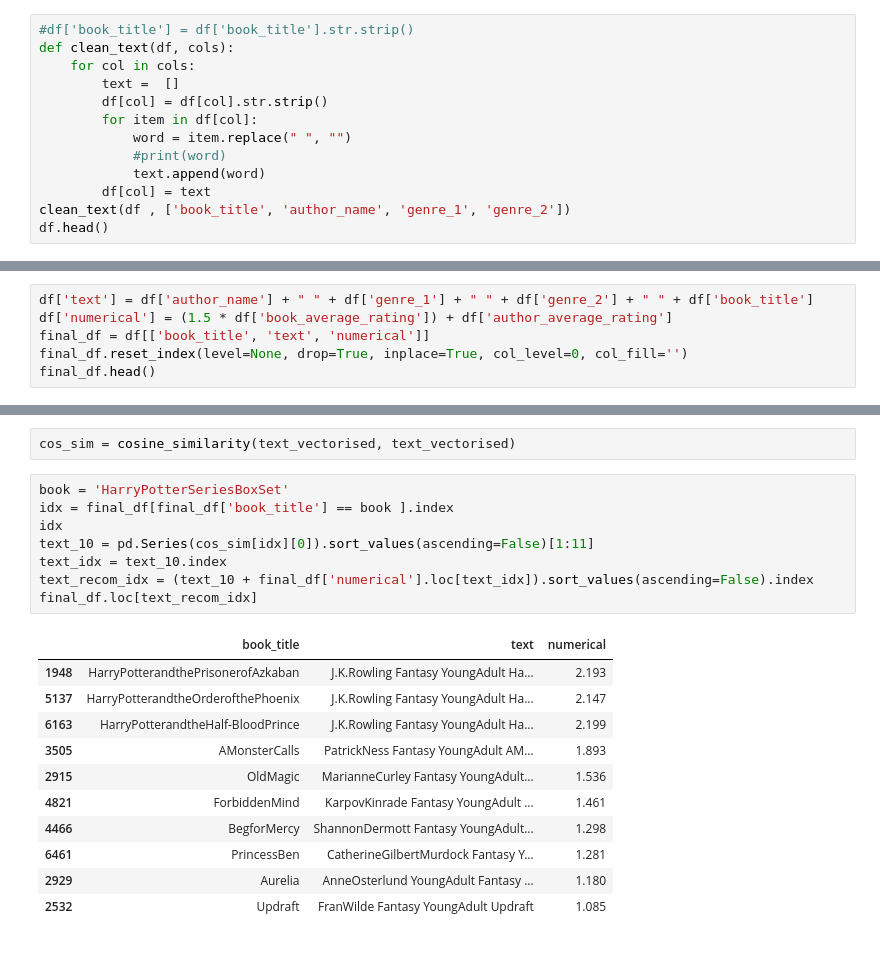
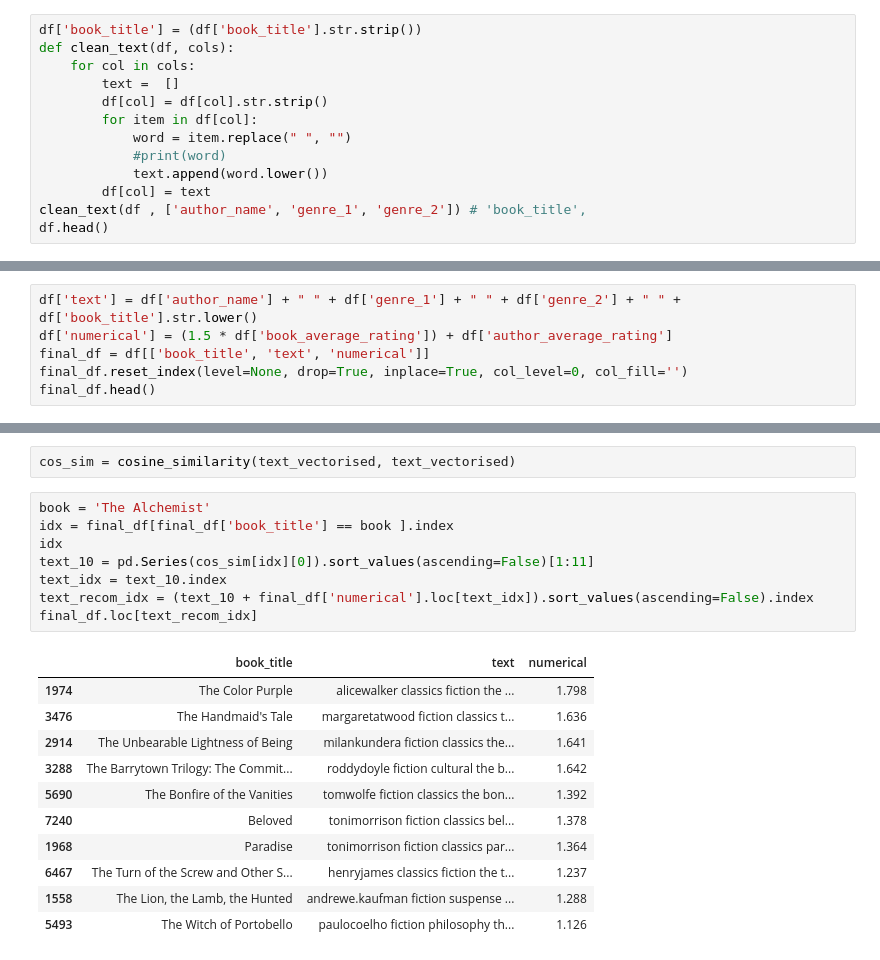
Before and after one commit to OberoiSahaj/RecommendAll, a Jupyter notebook: Books/final goodreads.ipynb, the cells around one changed output, grey strips where cells are left out. Drawn from its saved outputs; the diff is of its cells as text.

Commit message:
Books slight change

```diff
--- a/Books/final goodreads.ipynb
+++ b/Books/final goodreads.ipynb
@@ -112,7 +108,7 @@ df.head()
 | 4 | \n Sorcery & Cecelia: or The Ench... | Patricia C. Wrede\n | 4.010 | 4.100 | Fantasy | Young Adult | https://www.goodreads.com/book/sh... |
 | 5 | \n 30 Days of Night, Vol. 1\n | Steve Niles\n | 3.800 | 3.770 | Sequential Art | Sequential Art | https://www.goodreads.com/book/sh... |
 # %%
-#df['book_title'] = df['book_title'].str.strip()
+df['book_title'] = (df['book_title'].str.strip())
 def clean_text(df, cols):
     for col in cols:
         text =  []
@@ -120,9 +116,9 @@ def clean_text(df, cols):
         for item in df[col]:
             word = item.replace(" ", "")
             #print(word)
-            text.append(word)
+            text.append(word.lower())
         df[col] = text
-clean_text(df , ['book_title', 'author_name', 'genre_1', 'genre_2'])
+clean_text(df , ['author_name', 'genre_1', 'genre_2']) # 'book_title',
 df.head()
 # %% [output]
 |  | book_title | author_name | book_average_rating | author_average_rating | genre_1 | genre_2 | book_fullurl |
@@ -150,7 +146,7 @@ numbers_normalised(df, ['book_average_rating', 'author_average_rating'])
 # %%
 df = df[~df.duplicated()]
 # %%
-df['text'] = df['author_name'] + " " + df['genre_1'] + " " + df['genre_2'] + " " + df['book_title']
+df['text'] = df['author_name'] + " " + df['genre_1'] + " " + df['genre_2'] + " " + df['book_title'].str.lower()
 df['numerical'] = (1.5 * df['book_average_rating']) + df['author_average_rating']
 final_df = df[['book_title', 'text', 'numerical']]
 final_df.reset_index(level=None, drop=True, inplace=True, col_level=0, col_fill='')
@@ -189,22 +185,22 @@ text_vectorised = cvv.fit_transform(final_df['text']).toarray()
 # %%
 cos_sim = cosine_similarity(text_vectorised, text_vectorised)
 # %%
-book = 'HarryPotterSeriesBoxSet'
+book = 'The Alchemist'
 idx = final_df[final_df['book_title'] == book ].index
 idx
 text_10 = pd.Series(cos_sim[idx][0]).sort_values(ascending=False)[1:11]
 text_idx = text_10.index
 text_recom_idx = (text_10 + final_df['numerical'].loc[text_idx]).sort_values(ascending=False).index
 final_df.loc[text_recom_idx]
 # %% [output]
 |  | book_title | text | numerical |
-| 1948 | HarryPotterandthePrisonerofAzkaban | J.K.Rowling Fantasy YoungAdult Ha... | 2.193 |
-| 5137 | HarryPotterandtheOrderofthePhoenix | J.K.Rowling Fantasy YoungAdult Ha... | 2.147 |
-| 6163 | HarryPotterandtheHalf-BloodPrince | J.K.Rowling Fantasy YoungAdult Ha... | 2.199 |
-| 3505 | AMonsterCalls | PatrickNess Fantasy YoungAdult AM... | 1.893 |
-| 2915 | OldMagic | MarianneCurley Fantasy YoungAdult... | 1.536 |
-| 4821 | ForbiddenMind | KarpovKinrade Fantasy YoungAdult ... | 1.461 |
-| 4466 | BegforMercy | ShannonDermott Fantasy YoungAdult... | 1.298 |
-| 6461 | PrincessBen | CatherineGilbertMurdock Fantasy Y... | 1.281 |
-| 2929 | Aurelia | AnneOsterlund YoungAdult Fantasy ... | 1.180 |
-| 2532 | Updraft | FranWilde Fantasy YoungAdult Updraft | 1.085 |
+| 1974 | The Color Purple | alicewalker classics fiction the ... | 1.798 |
+| 3476 | The Handmaid's Tale | margaretatwood fiction classics t... | 1.636 |
+| 2914 | The Unbearable Lightness of Being | milankundera fiction classics the... | 1.641 |
+| 3288 | The Barrytown Trilogy: The Commit... | roddydoyle fiction cultural the b... | 1.642 |
+| 5690 | The Bonfire of the Vanities | tomwolfe fiction classics the bon... | 1.392 |
+| 7240 | Beloved | tonimorrison fiction classics bel... | 1.378 |
+| 1968 | Paradise | tonimorrison fiction classics par... | 1.364 |
+| 6467 | The Turn of the Screw and Other S... | henryjames classics fiction the t... | 1.237 |
+| 1558 | The Lion, the Lamb, the Hunted | andrewe.kaufman fiction suspense ... | 1.288 |
+| 5493 | The Witch of Portobello | paulocoelho fiction philosophy th... | 1.126 |
```
Also changed, not shown: parts of 6 cells of this notebook.
